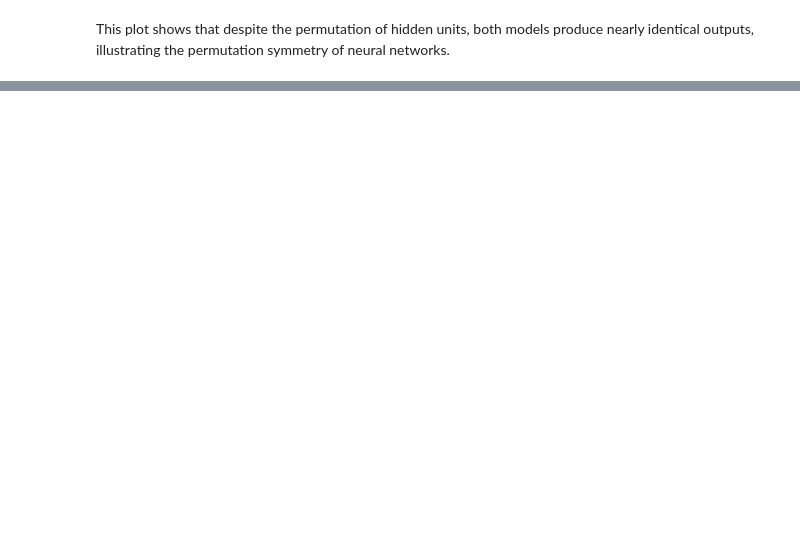
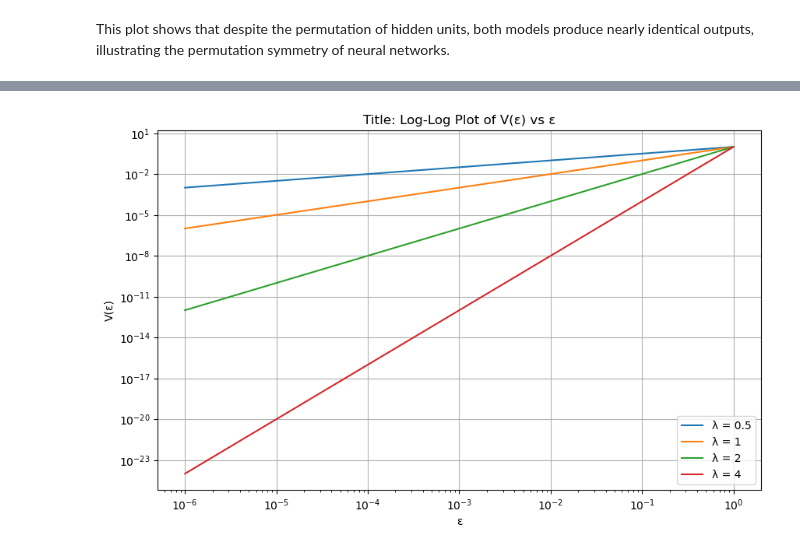
Before and after one commit to tashakim/singular-learning-theory, a Jupyter notebook: main.ipynb, the cells around one changed output, grey strips where cells are left out. Saved outputs shown, nothing was run; the diff lists cells and outputs as text; code cells hidden in the pictures; blank space fills up the shorter version.

```diff
--- a/main.ipynb
+++ b/main.ipynb
@@ -632,0 +154,20 @@ As we continue to push the boundaries of artificial intelligence, theories like
+# %%
+def V(epsilon, lambda_rlct):
+    return epsilon ** lambda_rlct
+
+epsilons = np.logspace(-6, 0, 100)
+lambdas = [0.5, 1, 2, 4]
+
+plt.figure(figsize=(10, 6))
+for lambda_rlct in lambdas:
+    V_values = V(epsilons, lambda_rlct)
+    plt.loglog(epsilons, V_values, label=f'λ = {lambda_rlct}')
+
+plt.title('Title: Log-Log Plot of V(ε) vs ε')
+plt.xlabel('ε')
+plt.ylabel('V(ε)')
+plt.legend()
+plt.grid(True)
+plt.show()
+# %% [output]
+[figure, added]
```
Also changed, not shown: parts of 44 cells of this notebook, 2 other files.
